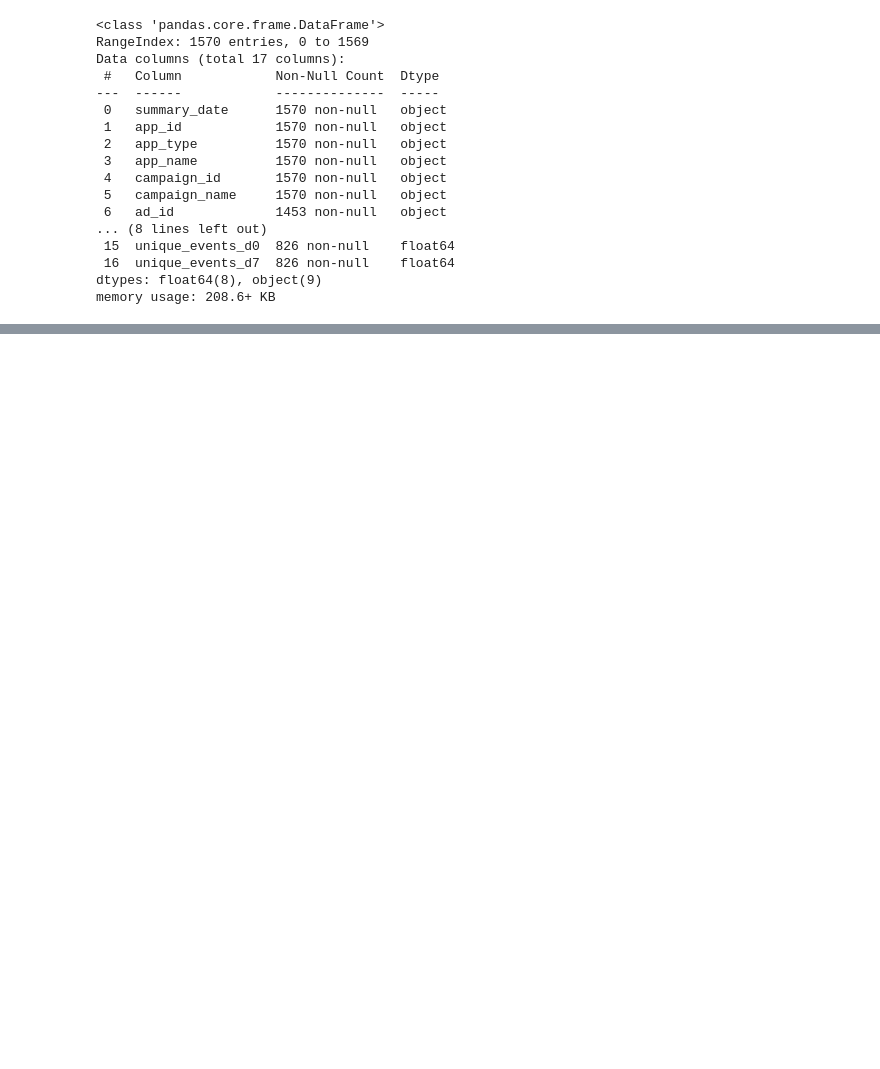
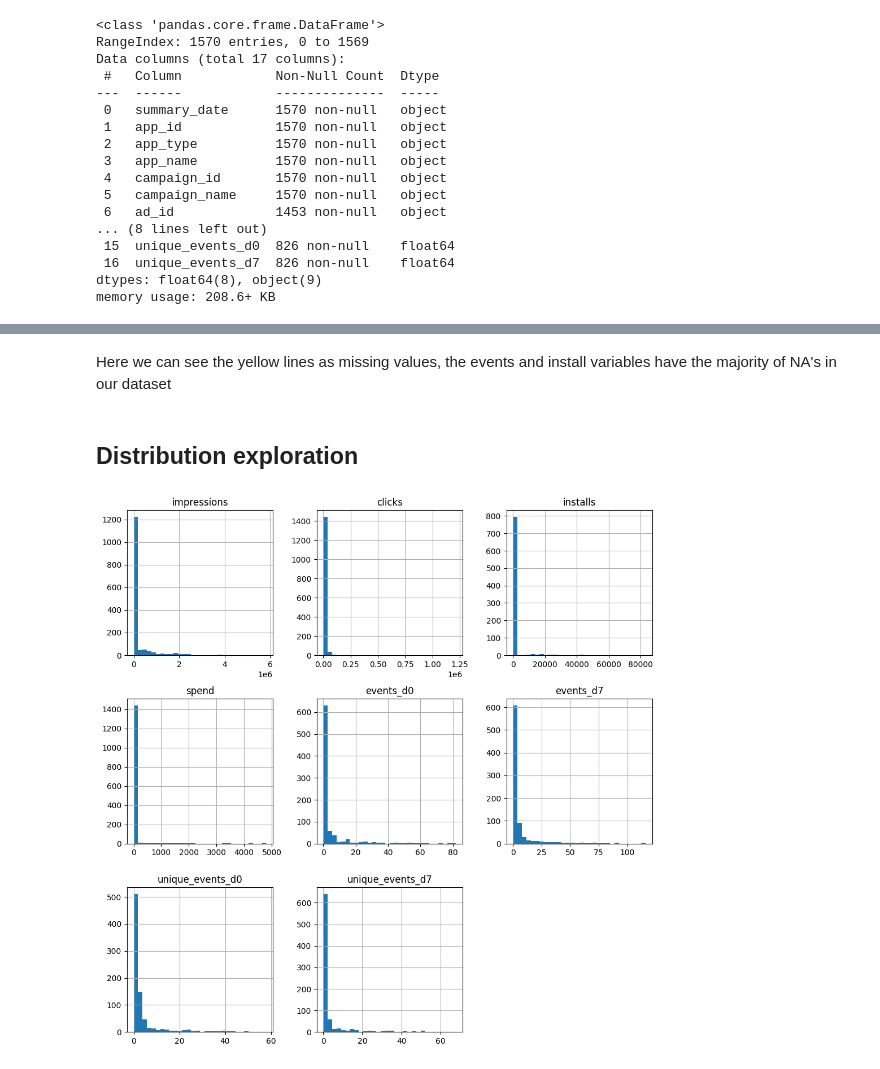
Before and after one commit to LucaGelmini/WinClap-dataEng-technicalTest, a Jupyter notebook: exercise3/report.ipynb, the cells around one changed output, grey strips where cells are left out. Cells and saved outputs as stored; diff of their text form; code cells hidden in the pictures; blank space fills up the shorter version.

```diff
--- a/exercise3/report.ipynb
+++ b/exercise3/report.ipynb
@@ -51,0 +103,10 @@ df.describe(include='all')
+# %% [markdown]
+Here we can see the yellow lines as missing values, the events and install variables have the majority of NA's in our dataset
+# %% [markdown]
+## Distribution exploration
+# %%
+df.hist(figsize=(12, 12), bins=30)
+plt.tick_params(axis='x', labelrotation=90)
+plt.show()
+# %% [output]
+[figure, added]
```
Also changed, not shown: parts of 37 cells of this notebook.
